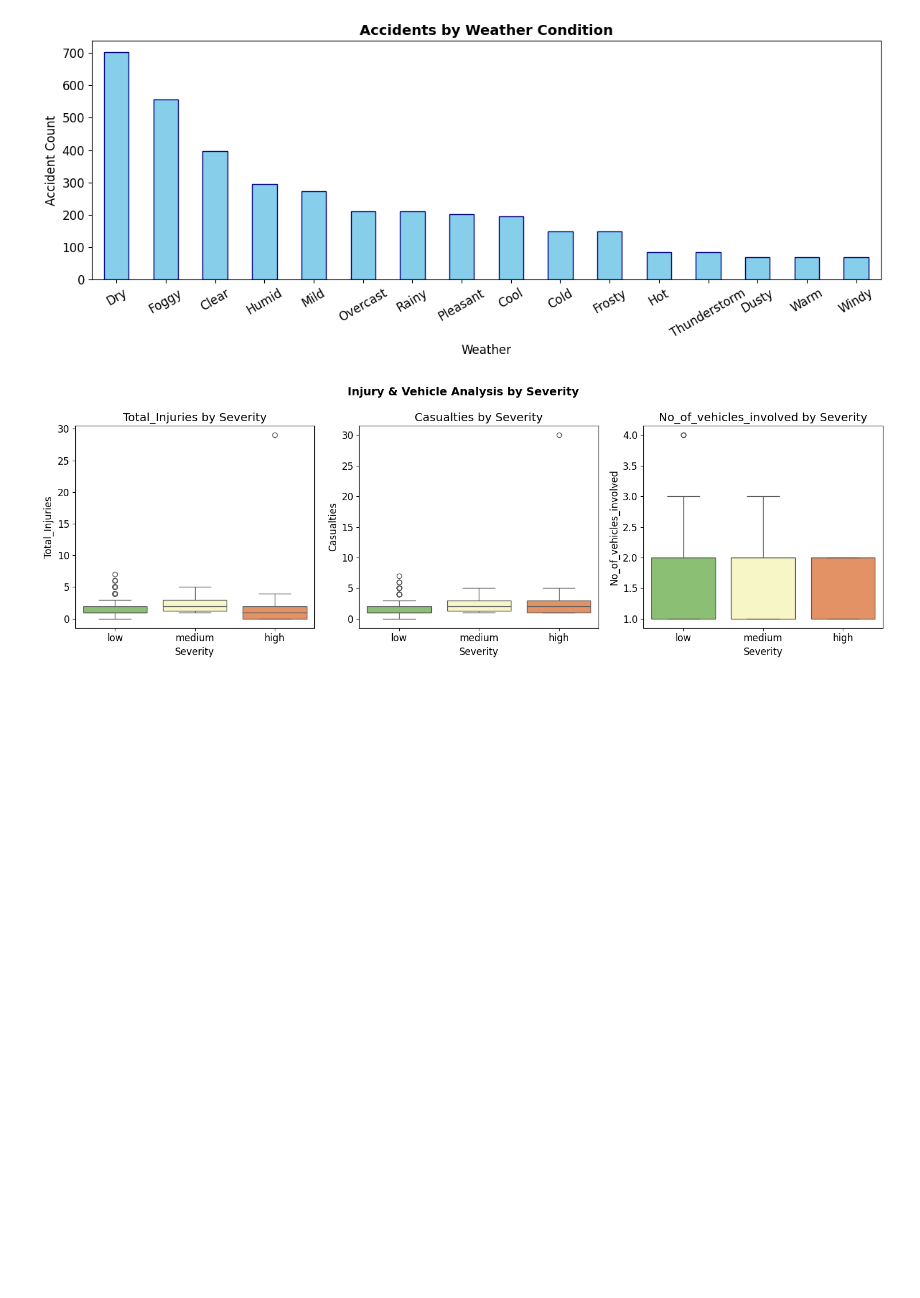
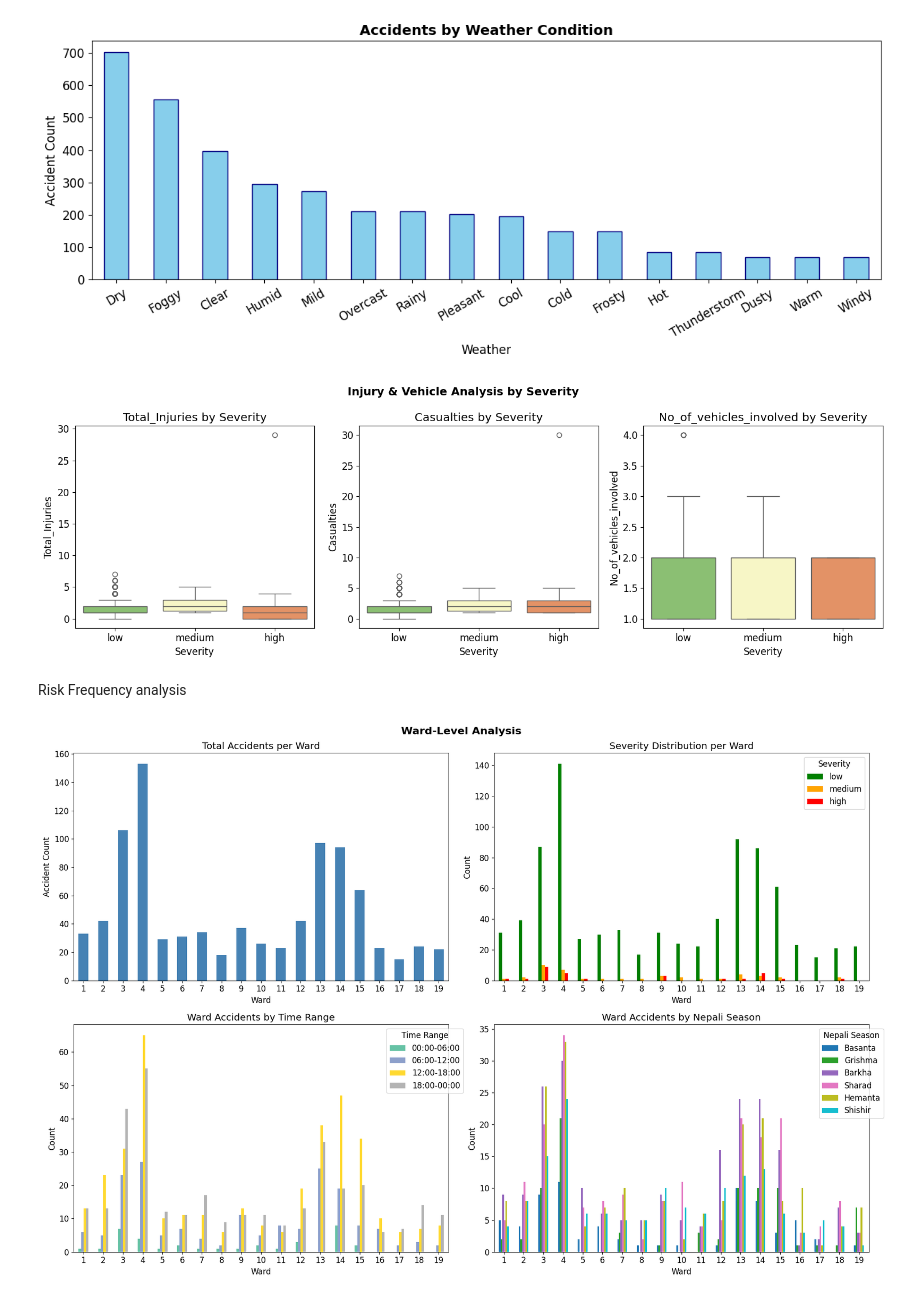
Before and after one commit to debiyani/traffic-accident-biratnagar, a Jupyter notebook: notebooks/analysis.ipynb, the cells around one changed output. Drawn from its saved outputs; the diff is of its cells as text; code cells hidden in the pictures; blank space fills up the shorter version.

```diff
--- a/notebooks/analysis.ipynb
+++ b/notebooks/analysis.ipynb
@@ -33,6 +33,8 @@ print(df_eda.isnull().sum())
 
 print("\n=== Severity Distribution ===")
 print(df_eda['Severity'].value_counts())
+
+df_eda['Ward_Location'] = 'Ward ' + df_eda['Ward'].astype(str) + ' — ' + df_eda['Location']
 # %% [output]
 === Data Info ===
 <class 'pandas.DataFrame'>
@@ -232,3 +234,56 @@ plt.tight_layout()
 plt.show()
 # %% [output]
 [figure]
+# %% [markdown]
+Risk Frequency analysis
+# %%
+df_eda['Ward_Location'] = 'Ward ' + df_eda['Ward'].astype(str) + ' — ' + df_eda['Location']
+# %%
+fig, axes = plt.subplots(2, 2, figsize=(18, 12))
+
+time_order = ['00:00-06:00', '06:00-12:00', '12:00-18:00', '18:00-00:00']
+nepali_season_order = ['Basanta', 'Grishma', 'Barkha', 'Sharad', 'Hemanta', 'Shishir']
+
+# 11a — Accident count per ward
+ward_counts = df_eda['Ward'].value_counts().sort_index()
+ward_counts.plot(kind='bar', ax=axes[0,0], color='steelblue')
+axes[0,0].set_title('Total Accidents per Ward')
+axes[0,0].set_xlabel('Ward')
+axes[0,0].set_ylabel('Accident Count')
+axes[0,0].tick_params(axis='x', rotation=0)
+
+# 11b — Severity distribution per ward
+ward_severity = df_eda.groupby(['Ward', 'Severity']).size().unstack(fill_value=0)
+ward_severity = ward_severity.reindex(columns=['low', 'medium', 'high'], fill_value=0)
+ward_severity.plot(kind='bar', ax=axes[0,1], color=['green', 'orange', 'red'])
+axes[0,1].set_title('Severity Distribution per Ward')
+axes[0,1].set_xlabel('Ward')
+axes[0,1].set_ylabel('Count')
+axes[0,1].tick_params(axis='x', rotation=0)
+axes[0,1].legend(title='Severity')
+
+# 11c — Ward + Time Range
+ward_time = df_eda.groupby(['Ward', 'Time_Range']).size().unstack(fill_value=0)
+ward_time = ward_time.reindex(columns=time_order, fill_value=0)
+ward_time.plot(kind='bar', ax=axes[1,0], colormap='Set2')
+axes[1,0].set_title('Ward Accidents by Time Range')
+axes[1,0].set_xlabel('Ward')
+axes[1,0].set_ylabel('Count')
+axes[1,0].tick_params(axis='x', rotation=0)
+axes[1,0].legend(title='Time Range', bbox_to_anchor=(1.05, 1))
+
+# 11d — Ward + Nepali Season
+ward_nepali = df_eda.groupby(['Ward', 'Nepali_Season']).size().unstack(fill_value=0)
+ward_nepali = ward_nepali.reindex(columns=nepali_season_order, fill_value=0)
+ward_nepali.plot(kind='bar', ax=axes[1,1], colormap='tab10')
+axes[1,1].set_title('Ward Accidents by Nepali Season')
+axes[1,1].set_xlabel('Ward')
+axes[1,1].set_ylabel('Count')
+axes[1,1].tick_params(axis='x', rotation=0)
+axes[1,1].legend(title='Nepali Season', bbox_to_anchor=(1.05, 1))
+
+plt.suptitle('Ward-Level Analysis', fontsize=16, fontweight='bold')
+plt.tight_layout()
+plt.show()
+# %% [output]
+[figure, added]
```
Also changed, not shown: parts of 6 cells of this notebook, 3 other files.
